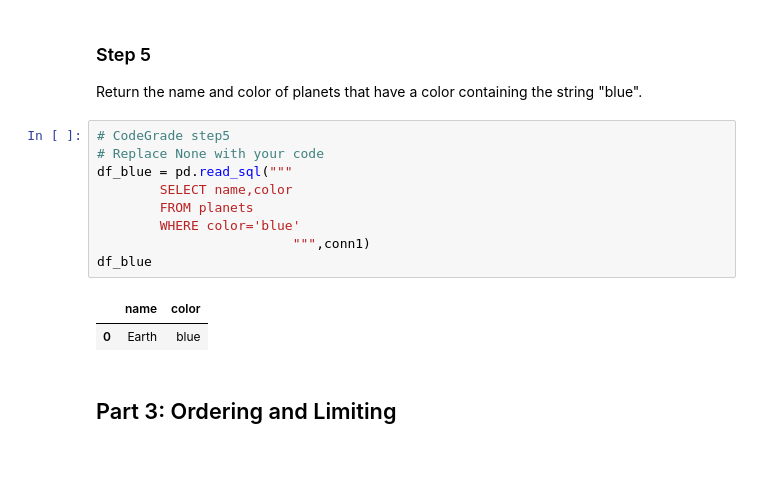
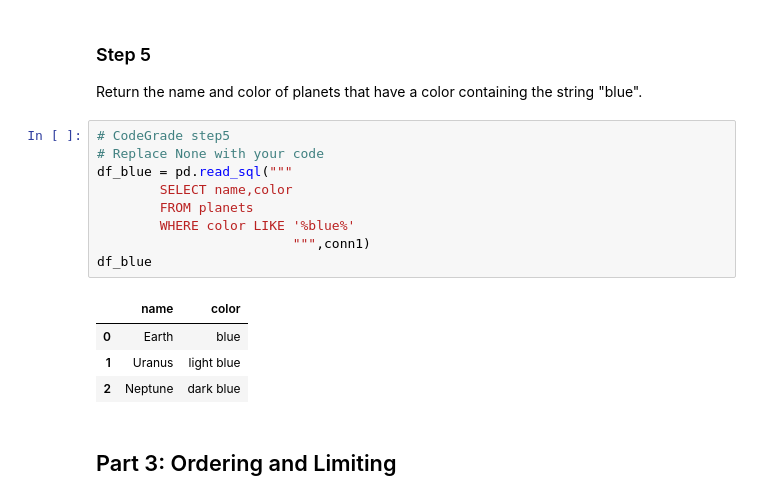
Before and after one commit to MiriamKilonzo/DS_Course1_Week1_Module2_SQLQueries, a Jupyter notebook: SQLFilterOrderGroupLab.ipynb, the cells around one changed output. Cells and saved outputs as stored; diff of their text form; blank space fills up the shorter version.

```diff
--- a/SQLFilterOrderGroupLab.ipynb
+++ b/SQLFilterOrderGroupLab.ipynb
@@ -123,15 +123,17 @@ Return the name and color of planets that have a color containing the string "bl
 # %%
 # CodeGrade step5
 # Replace None with your code
 df_blue = pd.read_sql("""
         SELECT name,color
         FROM planets
-        WHERE color='blue'
+        WHERE color LIKE '%blue%'
                          """,conn1)
 df_blue
 # %% [output]
 |  | name | color |
 | 0 | Earth | blue |
+| 1 | Uranus | light blue |
+| 2 | Neptune | dark blue |
 # %% [markdown]
 ## Part 3: Ordering and Limiting
 # %% [markdown]
```
